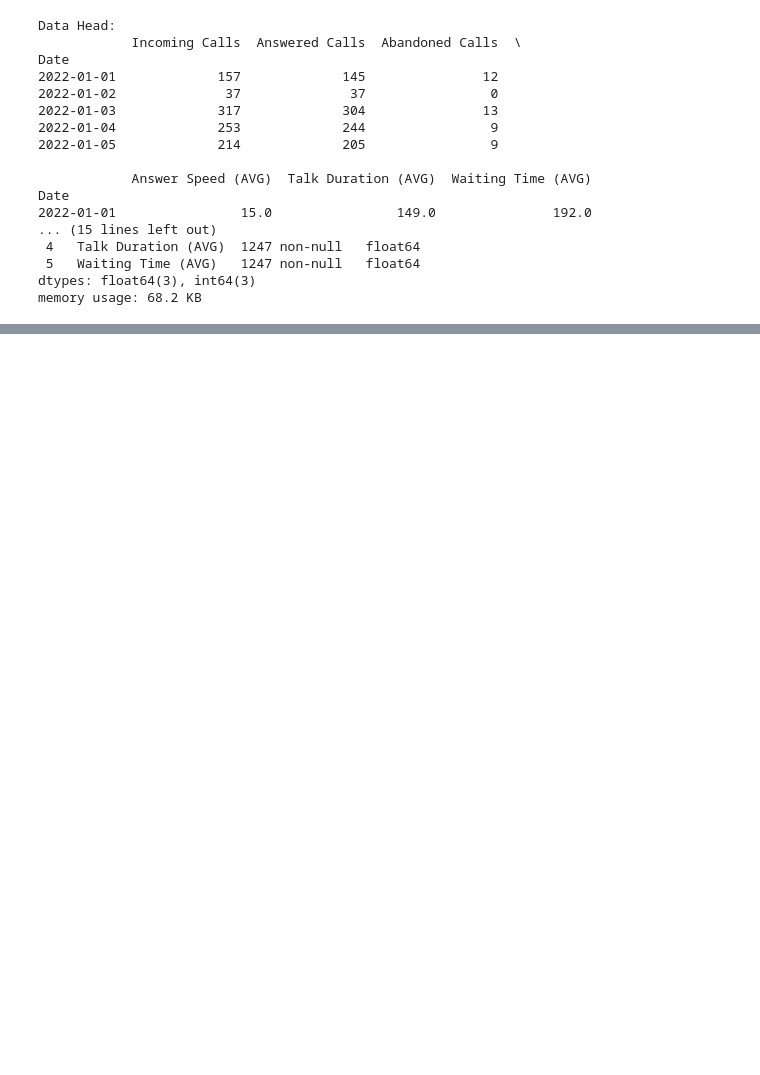
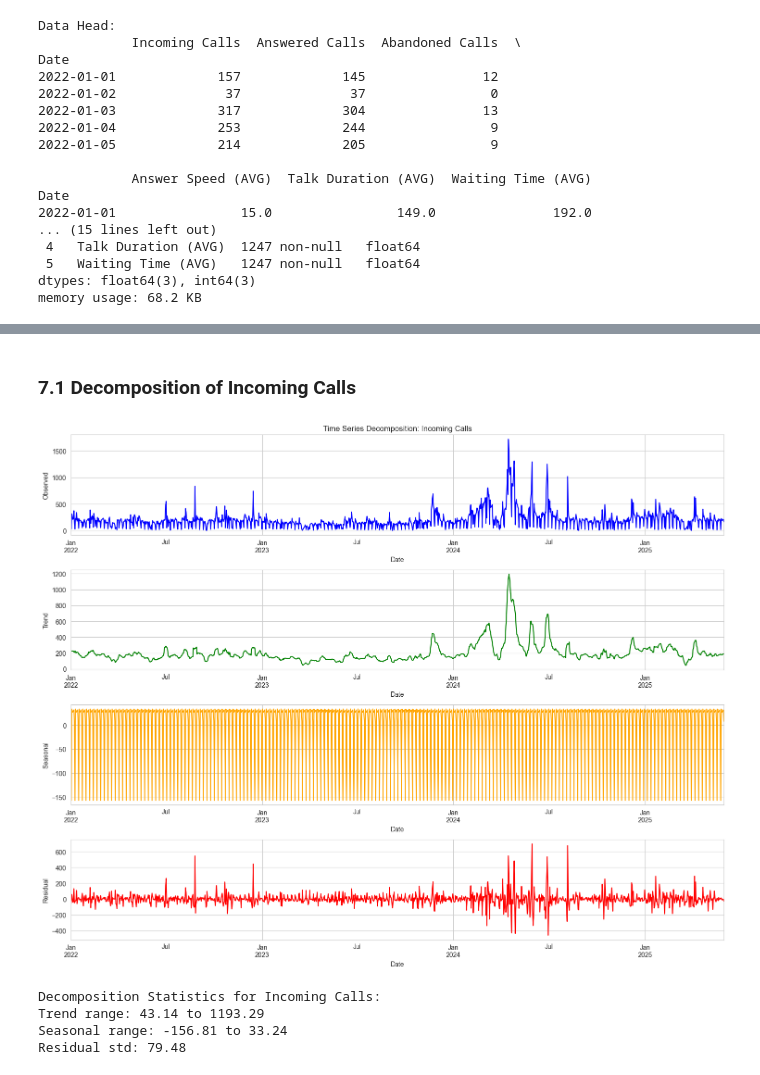
Before and after one commit to UCSD-Intuit-Data-Science-Initiative/UCSD-Intuit-DS-Capstone-project-Jackie, a Jupyter notebook: notebooks/01-eda-and-prototyping.ipynb, the cells around one changed output, grey strips where cells are left out. Saved outputs shown, nothing was run; the diff lists cells and outputs as text; code cells hidden in the pictures; blank space fills up the shorter version.

```diff
--- a/notebooks/01-eda-and-prototyping.ipynb
+++ b/notebooks/01-eda-and-prototyping.ipynb
@@ -68,0 +255,50 @@ plt.show()
+# %% [markdown]
+### 7.1 Decomposition of Incoming Calls
+# %%
+# Perform seasonal decomposition for Incoming Calls
+# Using weekly period (7 days) as we expect weekly patterns
+decomposition_calls = seasonal_decompose(
+    df["Incoming Calls"], model="additive", period=7, extrapolate_trend="freq"
+)
+
+# Plot the decomposition
+fig, axes = plt.subplots(4, 1, figsize=(15, 12))
+
+# Original data
+df["Incoming Calls"].plot(ax=axes[0], color="blue")
+axes[0].set_ylabel("Observed")
+axes[0].set_title("Time Series Decomposition: Incoming Calls")
+
+# Trend
+decomposition_calls.trend.plot(ax=axes[1], color="green")
+axes[1].set_ylabel("Trend")
+
+# Seasonal
+decomposition_calls.seasonal.plot(ax=axes[2], color="orange")
+axes[2].set_ylabel("Seasonal")
+
+# Residual
+decomposition_calls.resid.plot(ax=axes[3], color="red")
+axes[3].set_ylabel("Residual")
+
+plt.tight_layout()
+plt.show()
+
+# Print decomposition statistics
+print("Decomposition Statistics for Incoming Calls:")
+
+trend_min = decomposition_calls.trend.min()
+trend_max = decomposition_calls.trend.max()
+print(f"Trend range: {trend_min:.2f} to {trend_max:.2f}")
+
+seasonal_min = decomposition_calls.seasonal.min()
+seasonal_max = decomposition_calls.seasonal.max()
+print(f"Seasonal range: {seasonal_min:.2f} to {seasonal_max:.2f}")
+
+print(f"Residual std: {decomposition_calls.resid.std():.2f}")
+# %% [output]
+[figure, added]
+Decomposition Statistics for Incoming Calls:
+Trend range: 43.14 to 1193.29
+Seasonal range: -156.81 to 33.24
+Residual std: 79.48
```
Also changed, not shown: parts of 31 cells of this notebook.
